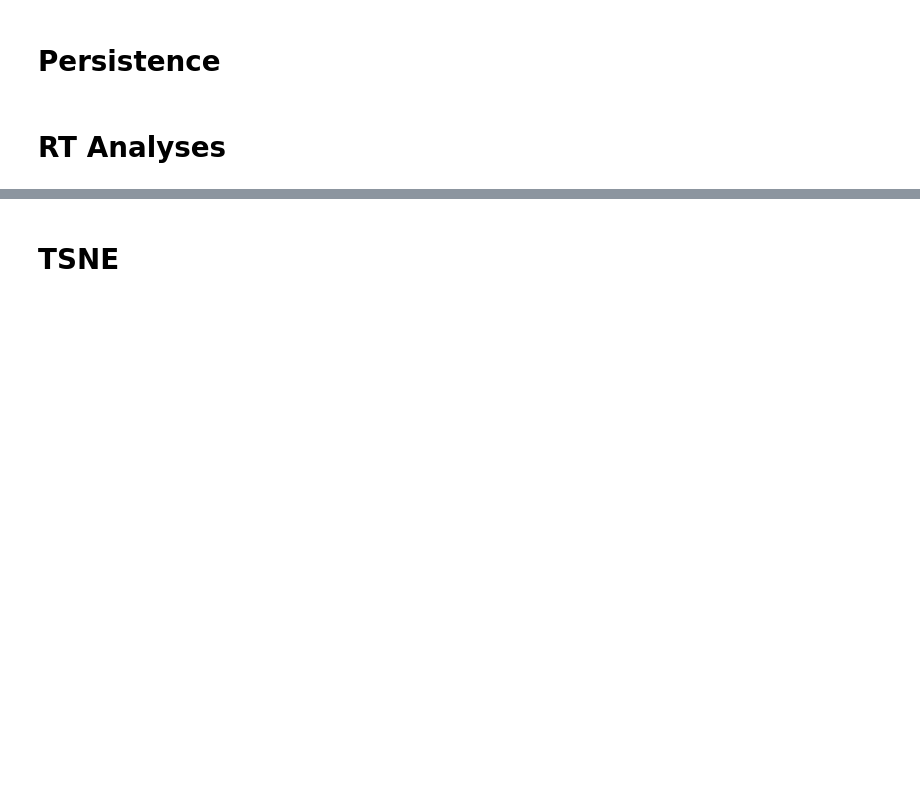
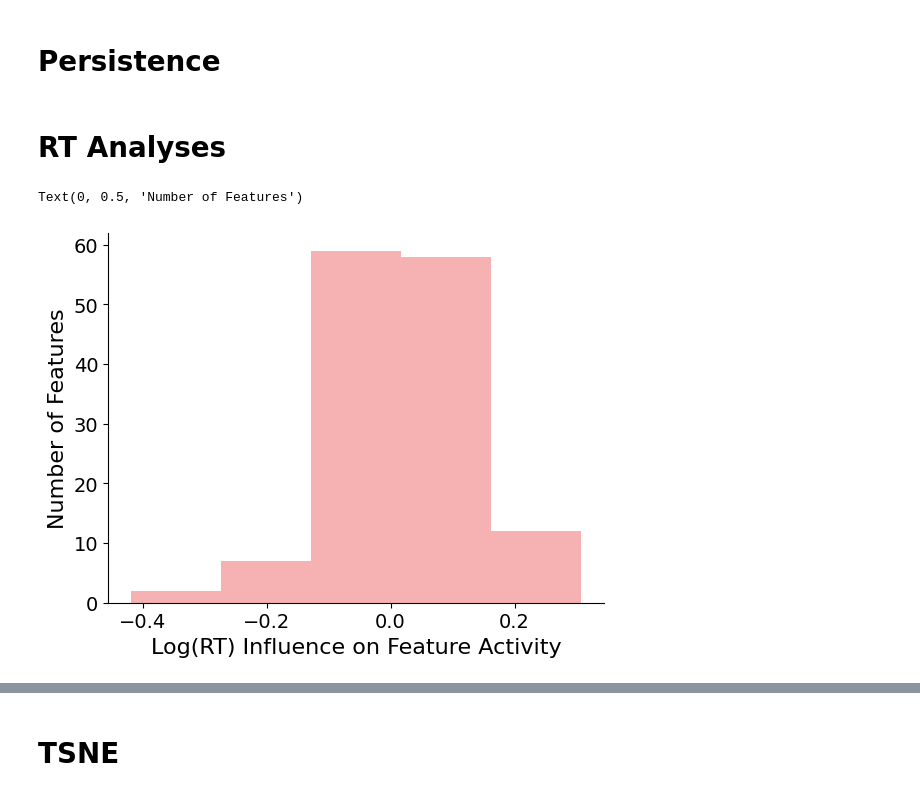
Before and after one commit to surabhisnath/process_modelling, a Jupyter notebook: scripts/LLM_features.ipynb, the cells around one changed output, grey strips where cells are left out. Cells and saved outputs as stored; diff of their text form; code cells hidden in the pictures; blank space fills up the shorter version.

```diff
--- a/scripts/LLM_features.ipynb
+++ b/scripts/LLM_features.ipynb
@@ -626,8 +649,6 @@ plt.xlabel("Response Order")
 plt.ylabel("Mean HS")
 plt.title("Mean HS over Response Order")
 plt.show()
-# %%
-data2 = data2.reset_index(drop=True)
 # %%
 data2 = data2.dropna()
 # %%
@@ -672,17 +693,18 @@ except:
         shuffled_data2 = get_num_features_same(shuffled_data2, vf_featurecols)
         means.append(np.mean(shuffled_data2[["num_features_same", "pid"]].groupby("pid").mean()["num_features_same"].values))
 # %%
-plt.rcParams['figure.dpi'] = 150
+plt.rcParams['figure.dpi'] = 300
 plt.figure(figsize=(4, 3.5))
 data_mean = np.mean(data2[["num_features_same", "pid"]].groupby("pid").mean()["num_features_same"].values)
-bax = brokenaxes(xlims=((98, 99), (data_mean - 0.1, data_mean + 0.1)),hspace=0.05)
-bax.hist(means, bins=6, color='lightcoral', label="Shuffled")
+bax = brokenaxes(xlims=((97.9, 98.6), (data_mean - 0.1, data_mean + 0.1)),hspace=0.05)
+bax.hist(means, bins=6, color='lightcoral', label="Shuffled", alpha=0.7)
 bax.axvline(data_mean, color='red', linestyle='--', linewidth=2, label=f'Data = {data_mean:.2f}')
 bax.set_xlabel("Mean num features same", labelpad=25)
 bax.set_ylabel("Number of simulations", labelpad=25)
-bax.axs[0].set_xticks([98.2, 98.5, 98.8])
+bax.axs[0].set_xticks([98.0, 98.5])
 bax.axs[1].set_xticks([105, 106])  # or [round(data_mean)] if dynamic
-bax.legend(loc='upper right')
+bax.legend(loc='upper right', bbox_to_anchor=(0.981, 1))
+plt.savefig("../plots/2A.pdf", bbox_inches='tight')
 plt.show()
 # %%
 data2['num_features_same_next'] = data2.groupby('pid')['num_features_same'].shift(-1)
@@ -1239,5 +1263,24 @@ def make_persistance_plots_hazard(df, featuredf, featurecols):
 # %% [markdown]
 # RT Analyses
 # %%
-data2["sum_features"] = data2[feature_cols].sum(axis=1)
+data2["sum_features"] = data2[vf_featurecols].sum(axis=1)
 data2["logRT"] = np.log(data2["RT"] + 0.001)
+data2 = data2[data2["logRT"] > -1.6]   # removes RT < 200 ms
+# %%
+rt_activity_influence = []
+
+for feat in vf_featurecols:
+    rt0 = data2.loc[data2[feat] == 0, "logRT"].mean()
+    rt1 = data2.loc[data2[feat] == 1, "logRT"].mean()
+
+    influence = rt0 - rt1
+    rt_activity_influence.append(influence)
+
+rt_activity_influence = np.array(rt_activity_influence)
+# %%
+plt.hist(rt_activity_influence, bins=5, color='lightcoral', alpha=0.6)
+plt.xlabel("Log(RT) Influence on Feature Activity")
+plt.ylabel("Number of Features")
+# %% [output]
+Text(0, 0.5, 'Number of Features')
+[figure, added]
```
Also changed, not shown: parts of 26 cells of this notebook, 19 other files.
